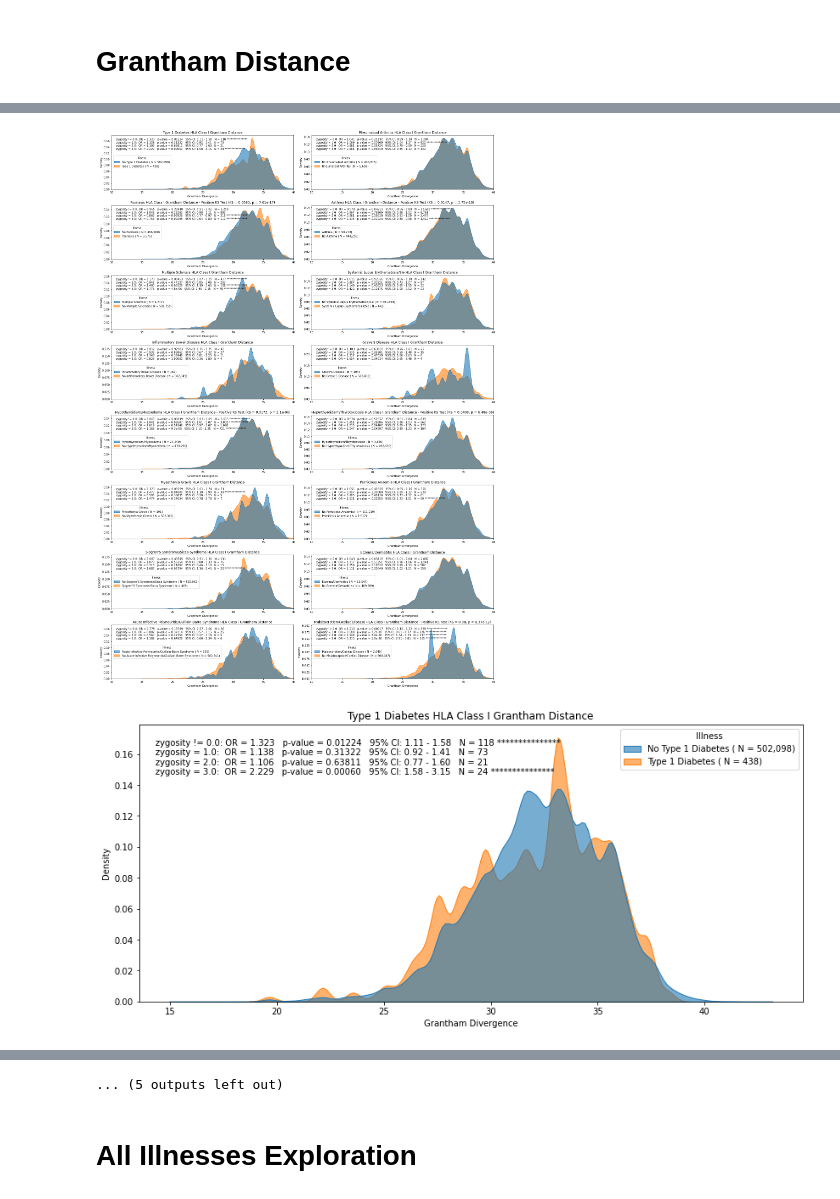
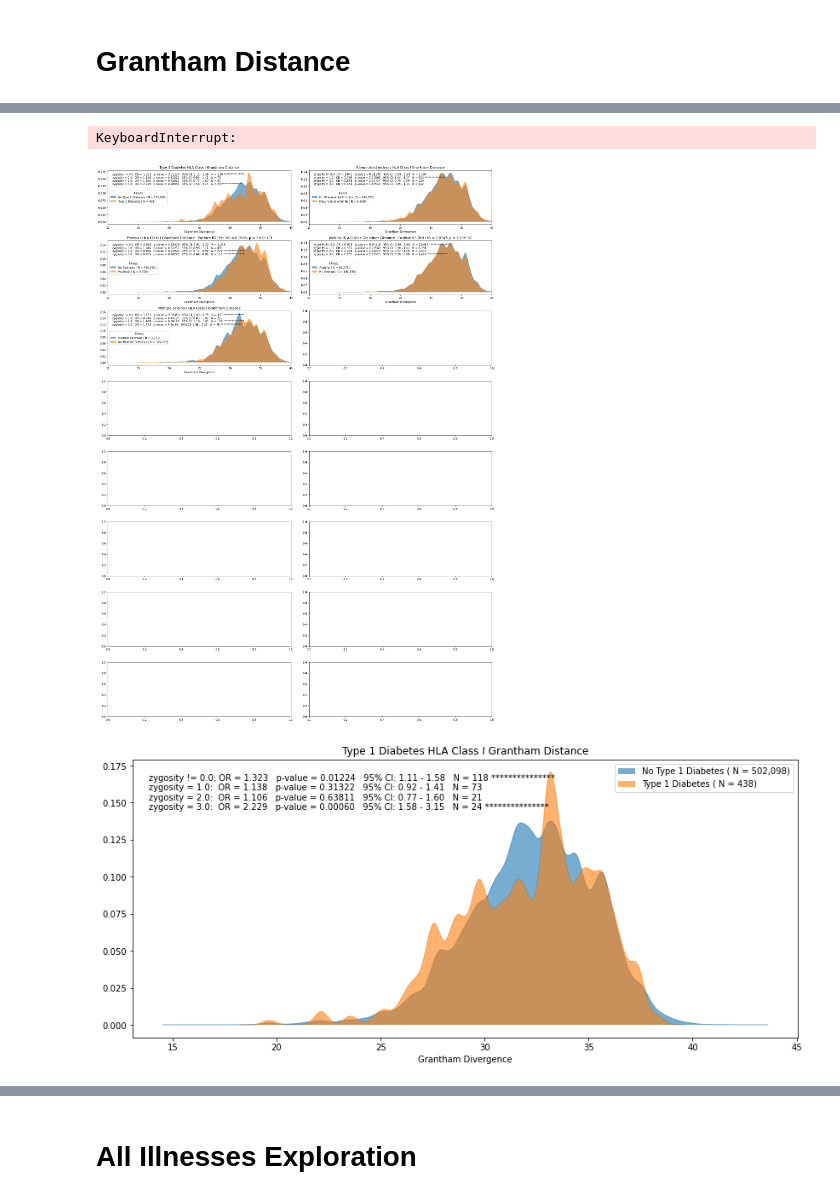
Before and after one commit to cole-khamnei/HLA_genotyping_associations, a Jupyter notebook: notebooks/HLA_illness_associations.ipynb, the cells around one changed output, grey strips where cells are left out. Drawn from its saved outputs; the diff is of its cells as text; code cells hidden in the pictures.

```diff
--- a/notebooks/HLA_illness_associations.ipynb
+++ b/notebooks/HLA_illness_associations.ipynb
@@ -158,11 +171,17 @@ for illness, big_ax in tqdm(zip(conditions, big_axes), unit=" plot", desc="Makin
 
     fig, ax = plt.subplots(figsize=(14, 6))
     x = "grantham_divergence"
-    illness_values = get_illness_value(biobank_data, illness, "illness_code")
-    biobank_data["illness"] = np.array(["no " + illness, illness])[1 * illness_values]
+        illness_values = get_illness_value(biobank_data, illness, "illness_code")
 
-    sns_wrapper(sns.kdeplot, data=biobank_data, x=x, hue="illness", ax=ax, bw_method=.1, common_norm=False, shade=True)
-    sns_wrapper(sns.kdeplot, data=biobank_data, x=x, hue="illness", ax=big_ax, bw_method=.1, common_norm=False, shade=True)
+        biobank_data["illness"] = np.array(["no " + illness, illness])[1 * illness_values]
+
+#     sns_wrapper(sns.kdeplot, data=biobank_data, x=x, hue="illness", ax=ax, bw_method=.1, common_norm=False, shade=True)
+#     sns_wrapper(sns.kdeplot, data=biobank_data, x=x, hue="illness", ax=big_ax, bw_method=.1, common_norm=False, shade=True)
+
+    temp_data = pd.DataFrame({x: biobank_data[x], "illness": biobank_data["illness"]})
+    kde_plot(data=temp_data, x=x, hue="illness", ax=ax, bw=.1)
+    kde_plot(data=temp_data, x=x, hue="illness", ax=big_ax, bw=.1)
+
 
     text = variable_OR_test(illness=illness_values, variable="zygosity", data=biobank_data)
 
@@ -187,6 +206,6 @@ for illness, big_ax in tqdm(zip(conditions, big_axes), unit=" plot", desc="Makin
 
     illness_label = illness.replace(' ', '_').replace('/', '_').replace("'", "")
     fig.savefig(f"cancer_ICD10_plots/grantham_distance_plots/{condition}/HLA_grantham_distance_{illness_label}.png")
-
+    print("next\n")
 big_fig.savefig(f"cancer_ICD10_plots/grantham_distance_plots/{condition}/multiple_HLA_grantham_distance.png")
 # %% [output]
@@ -193,2 +229,3 @@ big_fig.savefig(f"cancer_ICD10_plots/grantham_distance_plots/{condition}/multipl
+KeyboardInterrupt:
-[figure, old version]
+[figure, new version]
-[figure, old version]
+[figure, new version]
@@ -205,4 +236,3 @@ big_fig.savefig(f"cancer_ICD10_plots/grantham_distance_plots/{condition}/multipl
-... (5 outputs left out)
 # %% [markdown]
 # All Illnesses Exploration
 # %%
```
Also changed, not shown: parts of 6 cells of this notebook, 22 other files.
